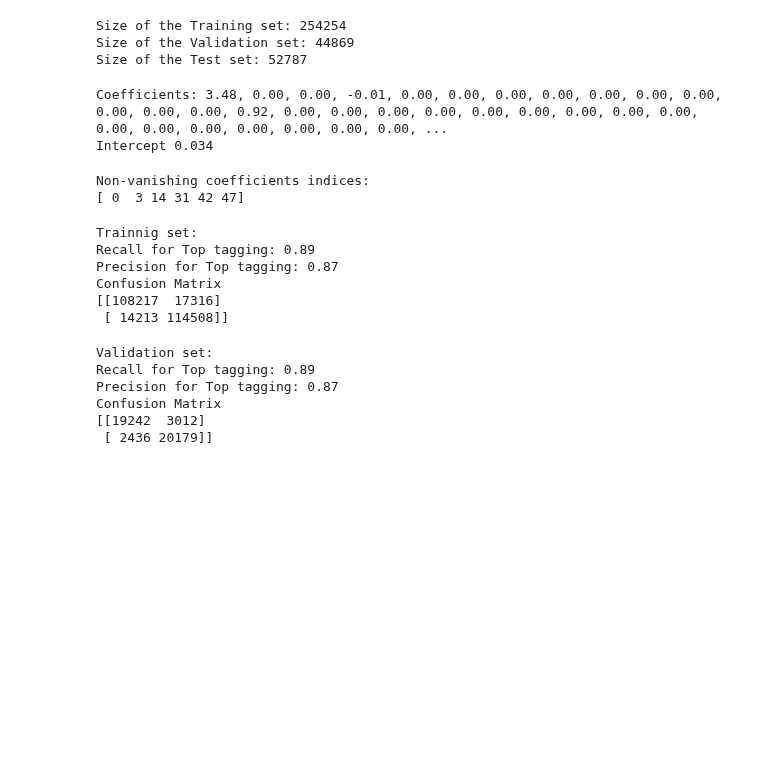
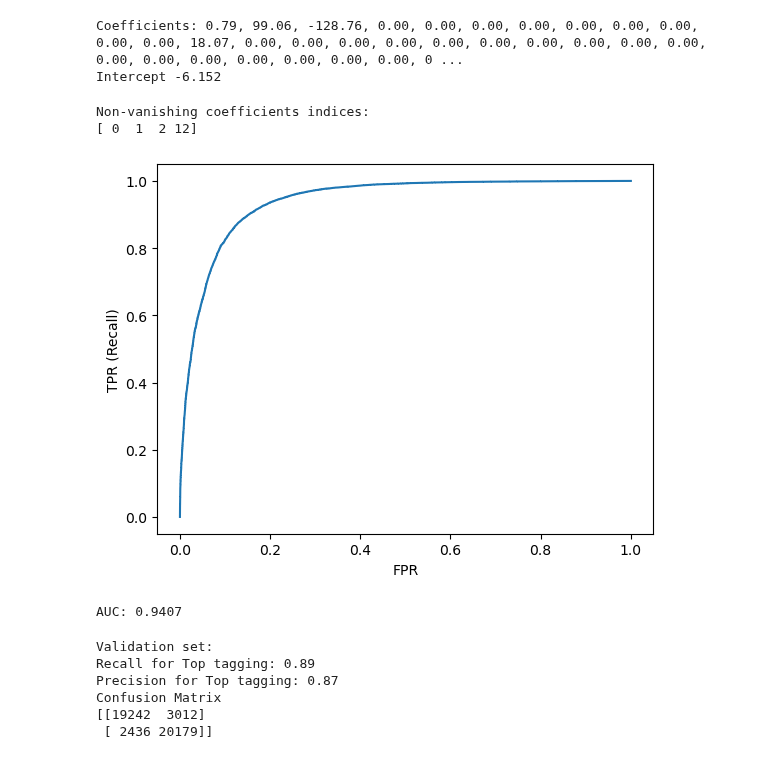
Before and after one commit to mathmartines/JetTagging, a Jupyter notebook: ML/EFPs/testing_algorithms/LogisticRegression_TopTagging.ipynb, the cells around one changed output. Drawn from its saved outputs; the diff is of its cells as text; code cells hidden in the pictures; blank space fills up the shorter version.

```diff
--- a/ML/EFPs/testing_algorithms/LogisticRegression_TopTagging.ipynb
+++ b/ML/EFPs/testing_algorithms/LogisticRegression_TopTagging.ipynb
@@ -36,16 +7,15 @@ X = scaler.fit_transform(X)
 # %%
-# Dividing the data into trainning, validation, and test
-# diving the set into trainning, validation, and test
-X_train, X_test, y_train, y_test = train_test_split(X, y, test_size=0.15, random_state=42)
-X_train, X_val, y_train, y_val = train_test_split(X_train, y_train, test_size=0.15, random_state=42)
-
-print(f"Size of the Training set: {X_train.shape[0]}")
-print(f"Size of the Validation set: {X_val.shape[0]}")
-print(f"Size of the Test set: {X_test.shape[0]}")
+root_data_folder = "../../../Data"
+X_train, y_train = load_data_top_tagging(
+    quark_data_path=f"{root_data_folder}/Trainning/q_jets_efps_d5_primed.npy",
+    gluon_data_path=f"{root_data_folder}/Trainning/g_jets_efps_d5_primed.npy",
+    top_data_path=f"{root_data_folder}/Trainning/t_jets_efps_d5_primed.npy"
+)
+X_val, y_val = load_data_top_tagging(
+    quark_data_path=f"{root_data_folder}/Test/q_jets_efps_d5_primed.npy",
+    gluon_data_path=f"{root_data_folder}/Test/g_jets_efps_d5_primed.npy",
+    top_data_path=f"{root_data_folder}/Test/t_jets_efps_d5_primed.npy"
+)
-# %% [output]
-Size of the Training set: 254254
-Size of the Validation set: 44869
-Size of the Test set: 52787
 # %%
 # defining the model
 # d <= 5
@@ -53,38 +23,29 @@ Size of the Test set: 52787
 # l1, C = 0.001, solver = saga
 # d <= 7
 # l2, C = 0.01, solver = lbfgs
-log_reg = LogisticRegression(penalty='l1', C=0.001, solver='saga', max_iter=500)
+log_reg = LogisticRegression(penalty='l1', C=0.25, solver='saga', max_iter=500)
 log_reg.fit(X_train, y_train)
 
 coefs = ', '.join([f'{val:.2f}' for val in log_reg.coef_[0]])
 print(f"Coefficients:", coefs)
 print(f"Intercept {log_reg.intercept_[0]:.3f}")
 # %% [output]
-Coefficients: 3.48, 0.00, 0.00, -0.01, 0.00, 0.00, 0.00, 0.00, 0.00, 0.00, 0.00, 0.00, 0.00, 0.00, 0.92, 0.00, 0.00, 0.00, 0.00, 0.00, 0.00, 0.00, 0.00, 0.00, 0.00, 0.00, 0.00, 0.00, 0.00, 0.00, 0.00, ...
-Intercept 0.034
+Coefficients: 0.79, 99.06, -128.76, 0.00, 0.00, 0.00, 0.00, 0.00, 0.00, 0.00, 0.00, 0.00, 18.07, 0.00, 0.00, 0.00, 0.00, 0.00, 0.00, 0.00, 0.00, 0.00, 0.00, 0.00, 0.00, 0.00, 0.00, 0.00, 0.00, 0.00, 0 ...
+Intercept -6.152
 # %%
 print("Non-vanishing coefficients indices:")
 best_efps = np.where(abs(log_reg.coef_[0]) > 0)[0]
 print(best_efps)
 # %% [output]
 Non-vanishing coefficients indices:
-[ 0  3 14 31 42 47]
+[ 0  1  2 12]
 # %%
-# Tranning set
-y_train_predict = log_reg.predict(X_train)
-
-print("Trainnig set:")
-print(f"Recall for Top tagging: {recall_score(y_train, y_train_predict):.2f}")
-print(f"Precision for Top tagging: {precision_score(y_train, y_train_predict):.2f}")
-print("Confusion Matrix")
-print(confusion_matrix(y_train, y_train_predict, labels=[0, 1]))
+# roc curve on the validation set
+y_score = log_reg.predict_proba(X_val)
+utilities.display_roc_curve(y_val, y_score[:, 1])
 # %% [output]
+[figure, added]
-Trainnig set:
-Recall for Top tagging: 0.89
-Precision for Top tagging: 0.87
-Confusion Matrix
-[[108217  17316]
- [ 14213 114508]]
+AUC: 0.9407
 # %%
 y_val_predict = log_reg.predict(X_val)
 
```
Also changed, not shown: parts of 4 cells of this notebook, 12 other files.
